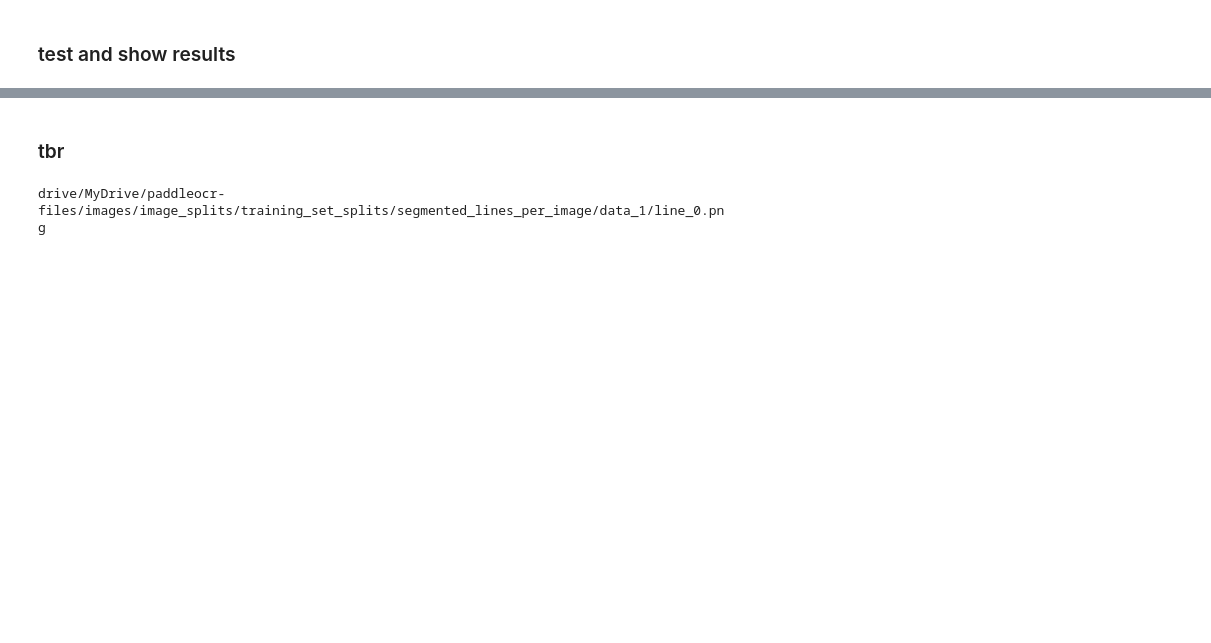
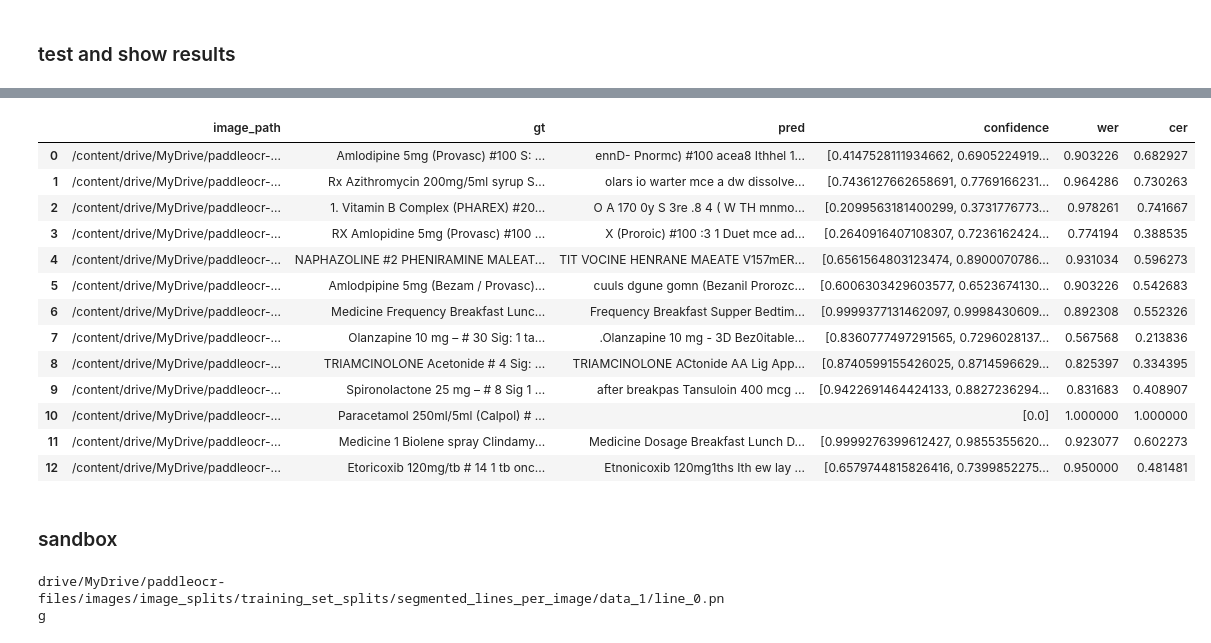
Before and after one commit to THS-ST/ocr-models, a Jupyter notebook: paddleOCR/paddle_testing.ipynb, the cells around one changed output, grey strips where cells are left out. Drawn from its saved outputs; the diff is of its cells as text; code cells hidden in the pictures; blank space fills up the shorter version.

```diff
--- a/paddleOCR/paddle_testing.ipynb
+++ b/paddleOCR/paddle_testing.ipynb
@@ -80,3 +70,5 @@ Training DataFrame head:
 855  S: 1 tab every 4 hours for 8 days
 # %% [markdown]
 ### test and show results
+# %%
+test_df = pd.read_csv("test_gt.csv")
@@ -88,10 +97,10 @@ for _, row in tqdm(test_df.iterrows(), total=len(test_df), desc="Running Inferen
 
     try:
         print("Processing: ", img_path)
-        result = ocr_engine.predict(str(IMAGE_BASE_DIR) + "/" + str(img_path))
+        result = ocr_engine.predict(img_path)
 
-        pred_text = result[0]['rec_texts'][0]
-        confidence = result[0]['rec_scores'][0]
+        pred_text = " ".join(result[0]['rec_texts'])
+        confidence = result[0]['rec_scores']
 
         wer_val = wer(gt_text, pred_text)
         cer_val = cer(gt_text, pred_text)
@@ -118,10 +127,3 @@ for _, row in tqdm(test_df.iterrows(), total=len(test_df), desc="Running Inferen
 # --- 3. Save and Show Results ---
 results_df = pd.DataFrame(results)
 results_df.to_csv("paddle_predictions.csv", index=False)
-
-print("\n--- Inference Complete ---")
-print(f"Mean WER: {results_df['wer'].mean():.4f}")
-print(f"Mean CER: {results_df['cer'].mean():.4f}")
-
-print("\nSample Predictions:")
-print(results_df.head())
@@ -146,2 +157,19 @@ Processing:  image_splits/training_set_splits/segmented_lines_per_image/data_95/
+# %%
+results_df
+# %% [output]
+|  | image_path | gt | pred | confidence | wer | cer |
+| 0 | /content/drive/MyDrive/paddleocr-... | Amlodipine 5mg (Provasc) #100 S: ... | ennD- Pnormc) #100 acea8 Ithhel 1... | [0.4147528111934662, 0.6905224919... | 0.903226 | 0.682927 |
+| 1 | /content/drive/MyDrive/paddleocr-... | Rx Azithromycin 200mg/5ml syrup S... | olars io warter mce a dw dissolve... | [0.7436127662658691, 0.7769166231... | 0.964286 | 0.730263 |
+| 2 | /content/drive/MyDrive/paddleocr-... | 1. Vitamin B Complex (PHAREX) #20... | O A 170 0y S 3re .8 4 ( W TH mnmo... | [0.2099563181400299, 0.3731776773... | 0.978261 | 0.741667 |
+| 3 | /content/drive/MyDrive/paddleocr-... | RX Amlopidine 5mg (Provasc) #100 ... | X (Proroic) #100 :3 1 Duet mce ad... | [0.2640916407108307, 0.7236162424... | 0.774194 | 0.388535 |
+| 4 | /content/drive/MyDrive/paddleocr-... | NAPHAZOLINE #2 PHENIRAMINE MALEAT... | TIT VOCINE HENRANE MAEATE V157mER... | [0.6561564803123474, 0.8900070786... | 0.931034 | 0.596273 |
+| 5 | /content/drive/MyDrive/paddleocr-... | Amlodpipine 5mg (Bezam / Provasc)... | cuuls dgune gomn (Bezanil Prorozc... | [0.6006303429603577, 0.6523674130... | 0.903226 | 0.542683 |
+| 6 | /content/drive/MyDrive/paddleocr-... | Medicine Frequency Breakfast Lunc... | Frequency Breakfast Supper Bedtim... | [0.9999377131462097, 0.9998430609... | 0.892308 | 0.552326 |
+| 7 | /content/drive/MyDrive/paddleocr-... | Olanzapine 10 mg – # 30 Sig: 1 ta... | .Olanzapine 10 mg - 3D Bez0itable... | [0.8360777497291565, 0.7296028137... | 0.567568 | 0.213836 |
+| 8 | /content/drive/MyDrive/paddleocr-... | TRIAMCINOLONE Acetonide # 4 Sig: ... | TRIAMCINOLONE ACtonide AA Lig App... | [0.8740599155426025, 0.8714596629... | 0.825397 | 0.334395 |
+| 9 | /content/drive/MyDrive/paddleocr-... | Spironolactone 25 mg – # 8 Sig 1 ... | after breakpas Tansuloin 400 mcg ... | [0.9422691464424133, 0.8827236294... | 0.831683 | 0.408907 |
+| 10 | /content/drive/MyDrive/paddleocr-... | Paracetamol 250ml/5ml (Calpol) # ... |  | [0.0] | 1.000000 | 1.000000 |
+| 11 | /content/drive/MyDrive/paddleocr-... | Medicine 1 Biolene spray Clindamy... | Medicine Dosage Breakfast Lunch D... | [0.9999276399612427, 0.9855355620... | 0.923077 | 0.602273 |
+| 12 | /content/drive/MyDrive/paddleocr-... | Etoricoxib 120mg/tb # 14 1 tb onc... | Etnonicoxib 120mg1ths Ith ew lay ... | [0.6579744815826416, 0.7399852275... | 0.950000 | 0.481481 |
 # %% [markdown]
-### tbr
+### sandbox
```
Also changed, not shown: parts of 16 cells of this notebook.
